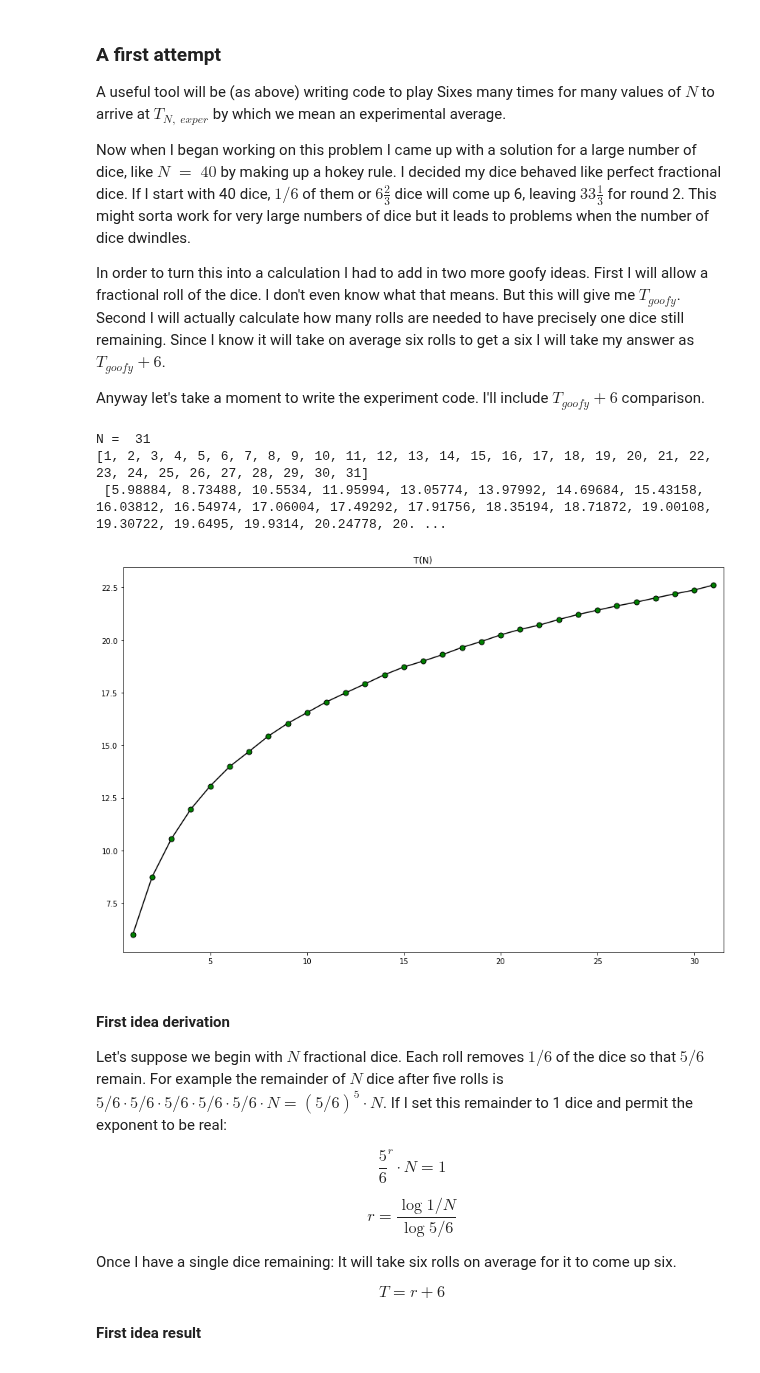
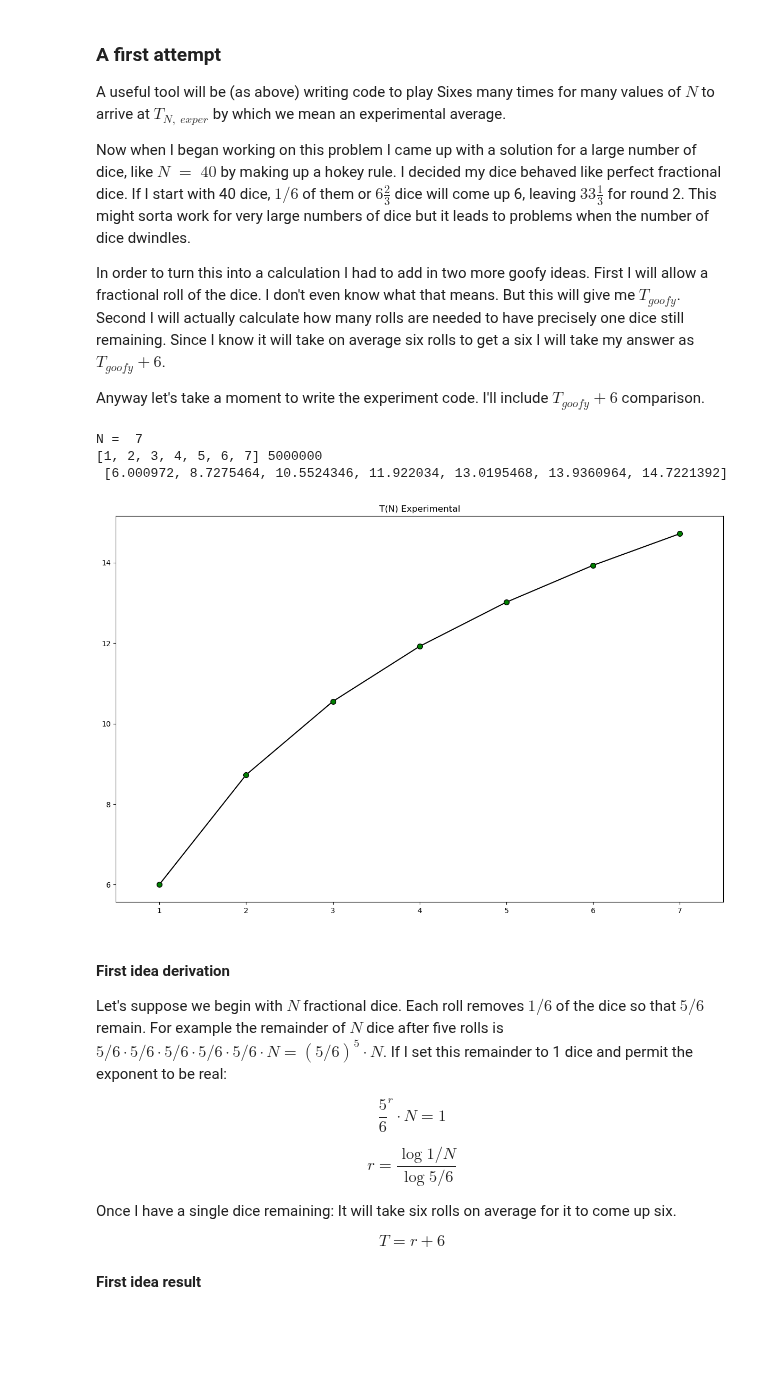
Before and after one commit to robfatland/othermathclub, a Jupyter notebook: sixes.ipynb, the cells around one changed output. Drawn from its saved outputs; the diff is of its cells as text; code cells hidden in the pictures; blank space fills up the shorter version.

```diff
--- a/sixes.ipynb
+++ b/sixes.ipynb
@@ -859,7 +765,7 @@ from random import randint
 from math import log
 from IPython.display import clear_output
 
-def SixesExperiments(nDice0, nDice1, nDiceSkip, nTrials):
+def SixesExperiments(nDice0, nDice1, nDiceSkip, nTrials, modulo=0):
     '''
     Run a series of experimental sixes games for a set of values of n, the
     number of dice used in the game. n will run from nDice0 to nDice1 with
@@ -878,28 +784,31 @@ def SixesExperiments(nDice0, nDice1, nDiceSkip, nTrials):
                 for k in range(nRemaining):
                     if randint(1, 6) == 6: nRemaining -= 1
             nThrowsSum += nThrows
-        x.append(nThrowsSum / nTrials); clear_output(wait = True); print("N = ", N)
+            if modulo:
+                if not T % modulo and T > 0:
+                    print(T, nThrowsSum / T)
+        x.append(nThrowsSum / nTrials)
+        # clear_output(wait = True)
+        # print("N = ", N)
     return x, n
-
-def compare_plot(n, x, c, nDice1):
-
-nTrials = 50000
-nDice0 = 1
-nDice1 = 31
-nDiceSkip = 1
-
-x, n = SixesExperiments(nDice0, nDice1, nDiceSkip, nTrials)
-print(n, '\n', x)
-
-fig, axs = plt.subplots(figsize=(12,8), tight_layout=True)
-axs.plot(n, x, marker='.', ms=14., color='k', mfc='g')
-axs.set(xlim = (nDice0 - 0.5, nDice1 + .5), title='T(N) Experimental')
-plt.show()
-# %% [output]
-N =  31
-[1, 2, 3, 4, 5, 6, 7, 8, 9, 10, 11, 12, 13, 14, 15, 16, 17, 18, 19, 20, 21, 22, 23, 24, 25, 26, 27, 28, 29, 30, 31]
- [5.98884, 8.73488, 10.5534, 11.95994, 13.05774, 13.97992, 14.69684, 15.43158, 16.03812, 16.54974, 17.06004, 17.49292, 17.91756, 18.35194, 18.71872, 19.00108, 19.30722, 19.6495, 19.9314, 20.24778, 20. ...
-[figure, removed]
+# %%
+nTrials = 5000000
+nDice0 = 1
+nDice1 = 7
+nDiceSkip = 1
+
+x, n = SixesExperiments(nDice0, nDice1, nDiceSkip, nTrials)
+print(n, nTrials, '\n', x)
+
+fig, axs = plt.subplots(figsize=(12,8), tight_layout=True)
+axs.plot(n, x, marker='.', ms=14., color='k', mfc='g')
+axs.set(xlim = (nDice0 - 0.5, nDice1 + .5), title='T(N) Experimental')
+plt.show()
+# %% [output]
+N =  7
+[1, 2, 3, 4, 5, 6, 7] 5000000
+ [6.000972, 8.7275464, 10.5524346, 11.922034, 13.0195468, 13.9360964, 14.7221392]
+[figure, added]
 # %% [markdown]
 #### First idea derivation
 
```
Also changed, not shown: parts of 20 cells of this notebook.
